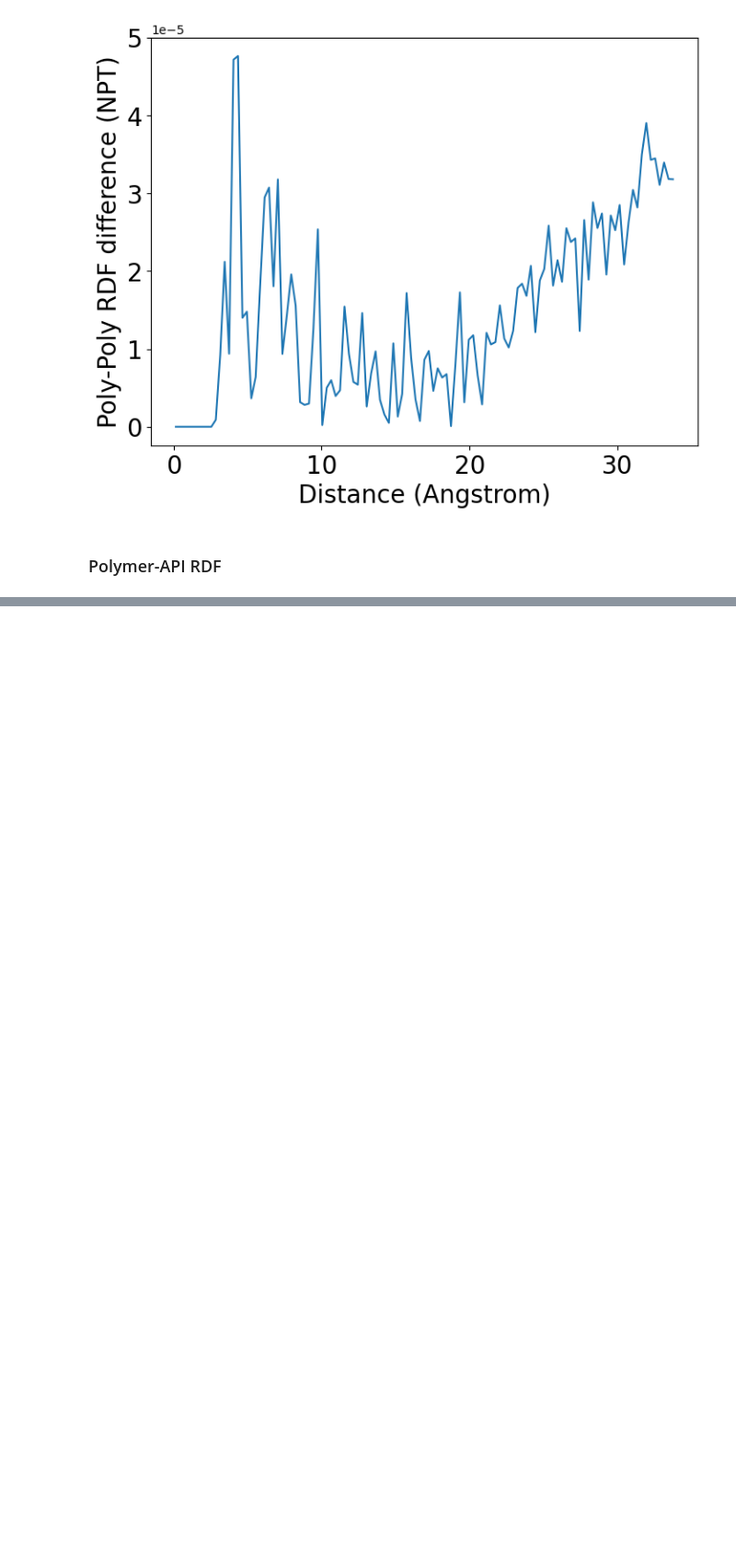
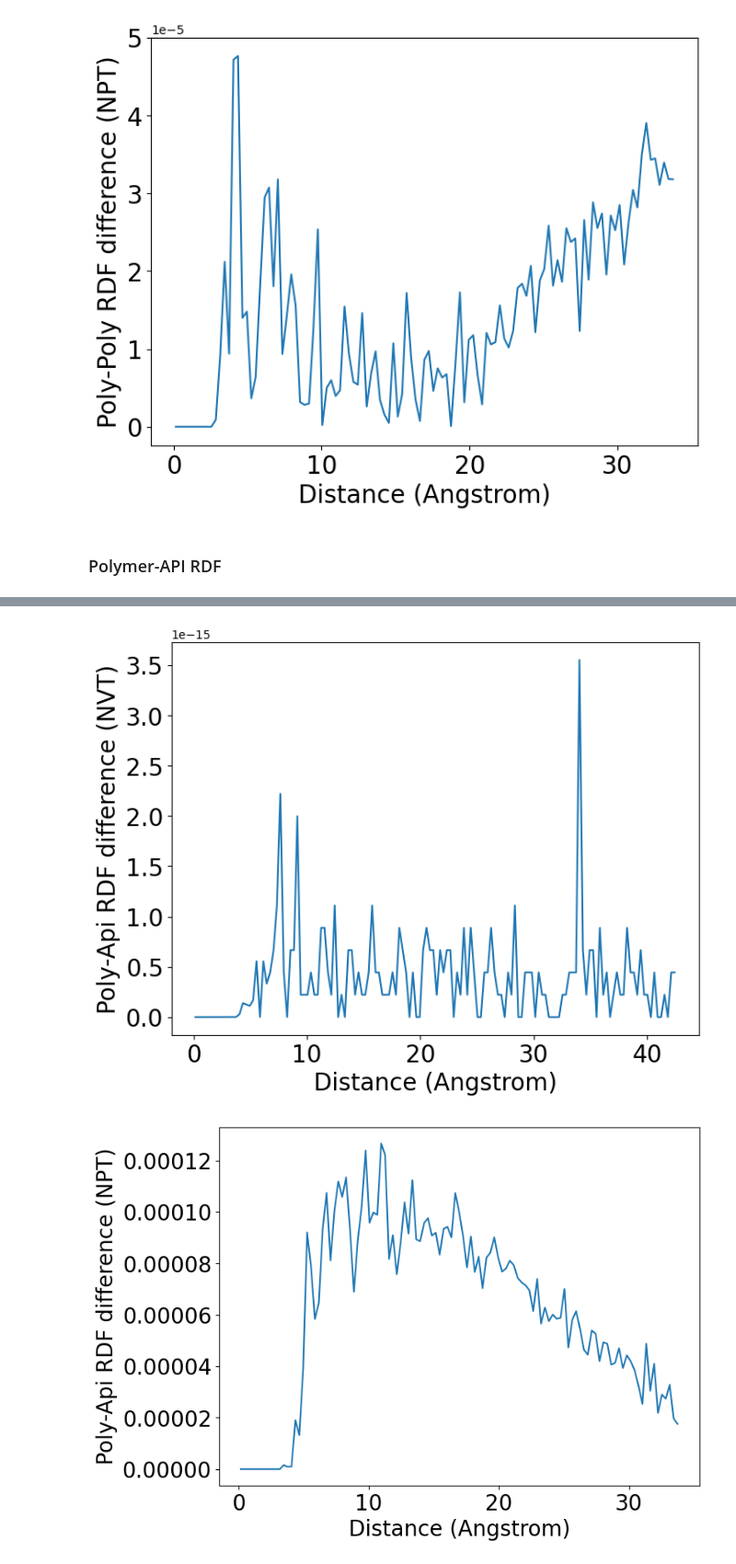
Before and after one commit to Luca-Gasparro/breaking_bad, a Jupyter notebook: rdf/rdf_results.ipynb, the cells around one changed output, grey strips where cells are left out. Shown at 92% size. Saved outputs shown, nothing was run; the diff lists cells and outputs as text; code cells hidden in the pictures; blank space fills up the shorter version.

```diff
--- a/rdf/rdf_results.ipynb
+++ b/rdf/rdf_results.ipynb
@@ -263,0 +311,23 @@ API COM file test_api_nvt.npz already exists, skipping extraction.
+# %%
+# Get the difference plots for poly_api rdf
+poly_api_nvt_diff = np.abs(poly_api_rdf_nvt_inst - poly_api_rdf_nvt_avg)
+poly_api_npt_diff = np.abs(poly_api_rdf_npt_inst - poly_api_rdf_npt_avg)
+
+plt.figure(figsize=(8, 6))
+plt.plot(poly_api_bins_nvt_avg, poly_api_nvt_diff)
+plt.ylabel("Poly-Api RDF difference (NVT)", fontsize=20)
+plt.xlabel("Distance (Angstrom)", fontsize=20)
+plt.tick_params(labelsize=20)
+plt.show()
+plt.close()
+
+plt.figure(figsize=(8, 6))
+plt.plot(poly_api_bins_npt_avg, poly_api_npt_diff)
+plt.ylabel("Poly-Api RDF difference (NPT)", fontsize=20)
+plt.xlabel("Distance (Angstrom)", fontsize=20)
+plt.tick_params(labelsize=20)
+plt.show()
+plt.close()
+# %% [output]
+[figure, added]
+[figure, added]
```
Also changed, not shown: parts of 2 cells of this notebook, 2 other files.
